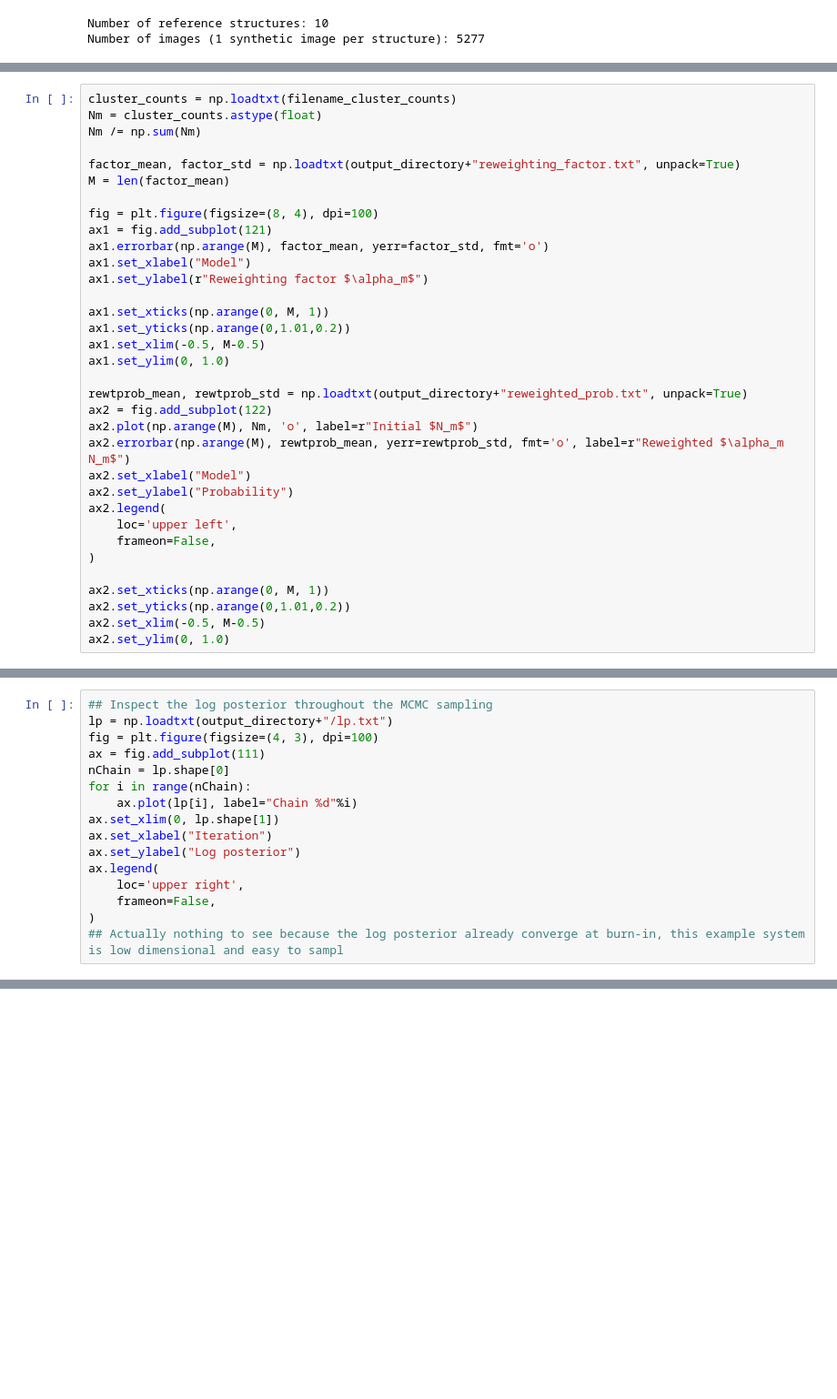
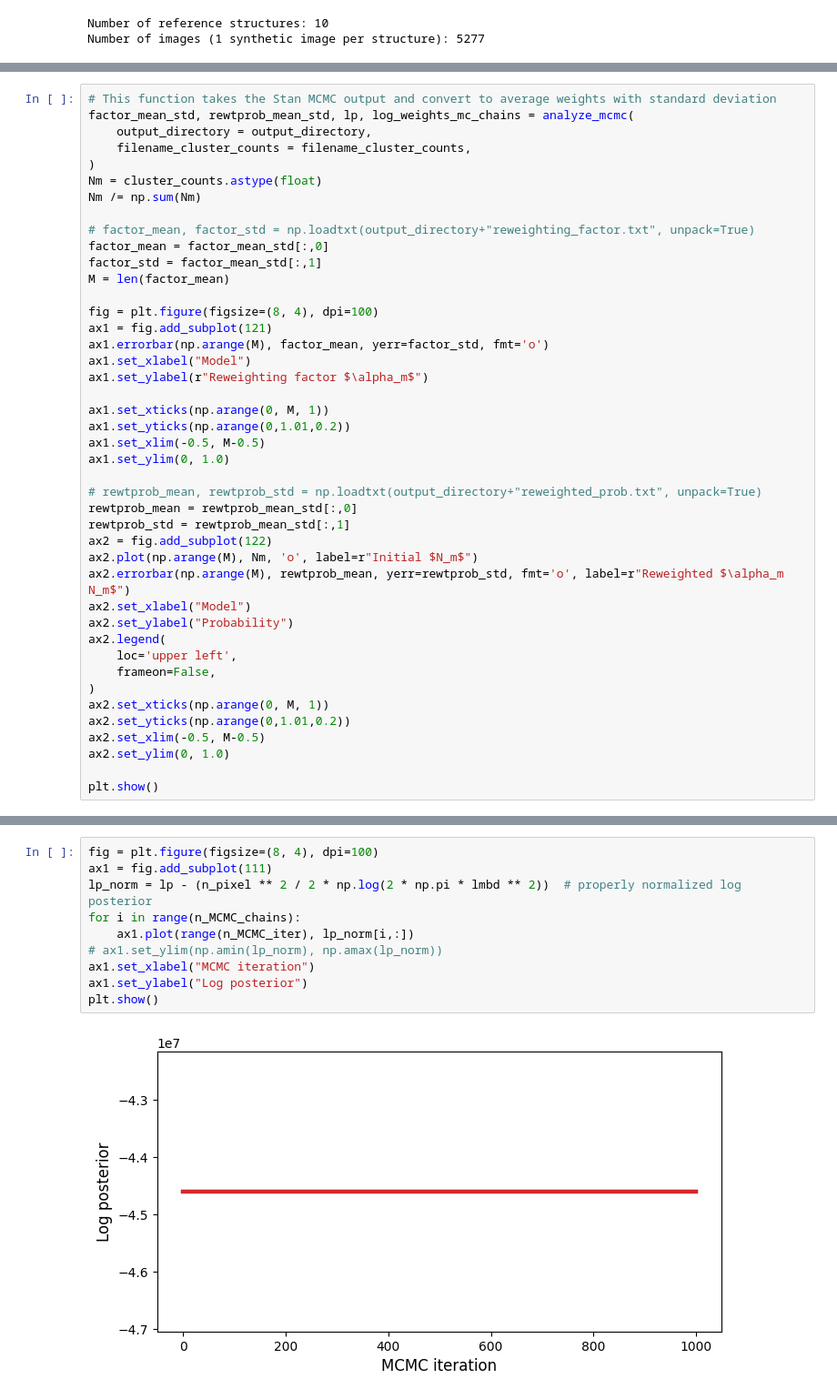
Before and after one commit to flatironinstitute/Ensemble-reweighting-using-Cryo-EM-particles, a Jupyter notebook: tutorial/example.ipynb, the cells around one changed output, grey strips where cells are left out. Shown at 91% size. Saved outputs shown, nothing was run; the diff lists cells and outputs as text; blank space fills up the shorter version.

Commit message:
Updated Jupyter notebook and analyze_mcmc.py

```diff
--- a/tutorial/example.ipynb
+++ b/tutorial/example.ipynb
@@ -501,9 +558,15 @@ analyze_mcmc(
 # %%
-cluster_counts = np.loadtxt(filename_cluster_counts)
+# This function takes the Stan MCMC output and convert to average weights with standard deviation
+factor_mean_std, rewtprob_mean_std, lp, log_weights_mc_chains = analyze_mcmc(
+    output_directory = output_directory,
+    filename_cluster_counts = filename_cluster_counts,
+)
 Nm = cluster_counts.astype(float)
 Nm /= np.sum(Nm)
 
-factor_mean, factor_std = np.loadtxt(output_directory+"reweighting_factor.txt", unpack=True)
+# factor_mean, factor_std = np.loadtxt(output_directory+"reweighting_factor.txt", unpack=True)
+factor_mean = factor_mean_std[:,0]
+factor_std = factor_mean_std[:,1]
 M = len(factor_mean)
 
 fig = plt.figure(figsize=(8, 4), dpi=100)
@@ -517,7 +580,9 @@ ax1.set_yticks(np.arange(0,1.01,0.2))
 ax1.set_xlim(-0.5, M-0.5)
 ax1.set_ylim(0, 1.0)
 
-rewtprob_mean, rewtprob_std = np.loadtxt(output_directory+"reweighted_prob.txt", unpack=True)
+# rewtprob_mean, rewtprob_std = np.loadtxt(output_directory+"reweighted_prob.txt", unpack=True)
+rewtprob_mean = rewtprob_mean_std[:,0]
+rewtprob_std = rewtprob_mean_std[:,1]
 ax2 = fig.add_subplot(122)
 ax2.plot(np.arange(M), Nm, 'o', label=r"Initial $N_m$")
 ax2.errorbar(np.arange(M), rewtprob_mean, yerr=rewtprob_std, fmt='o', label=r"Reweighted $\alpha_m N_m$")
@@ -527,9 +592,10 @@ ax2.legend(
     loc='upper left',
     frameon=False,
 )
-
 ax2.set_xticks(np.arange(0, M, 1))
 ax2.set_yticks(np.arange(0,1.01,0.2))
 ax2.set_xlim(-0.5, M-0.5)
 ax2.set_ylim(0, 1.0)
+
+plt.show()
 # %% [output]
@@ -537,17 +603 @@ ax2.set_ylim(0, 1.0)
 [figure]
-# %%
-## Inspect the log posterior throughout the MCMC sampling
-lp = np.loadtxt(output_directory+"/lp.txt")
-fig = plt.figure(figsize=(4, 3), dpi=100)
-ax = fig.add_subplot(111)
-nChain = lp.shape[0]
-for i in range(nChain):
-    ax.plot(lp[i], label="Chain %d"%i)
-ax.set_xlim(0, lp.shape[1])
-ax.set_xlabel("Iteration")
-ax.set_ylabel("Log posterior")
-ax.legend(
-    loc='upper right',
-    frameon=False,
-)
-## Actually nothing to see because the log posterior already converge at burn-in, this example system is low dimensional and easy to sampl
@@ -558,0 +608,12 @@ Plot 2D free energy landscape
+# %%
+fig = plt.figure(figsize=(8, 4), dpi=100)
+ax1 = fig.add_subplot(111)
+lp_norm = lp - (n_pixel ** 2 / 2 * np.log(2 * np.pi * lmbd ** 2))  # properly normalized log posterior
+for i in range(n_MCMC_chains):
+    ax1.plot(range(n_MCMC_iter), lp_norm[i,:])
+# ax1.set_ylim(np.amin(lp_norm), np.amax(lp_norm))
+ax1.set_xlabel("MCMC iteration")
+ax1.set_ylabel("Log posterior")
+plt.show()
+# %% [output]
+[figure, added]
```
Also changed, not shown: parts of 42 cells of this notebook, 2 other files.
